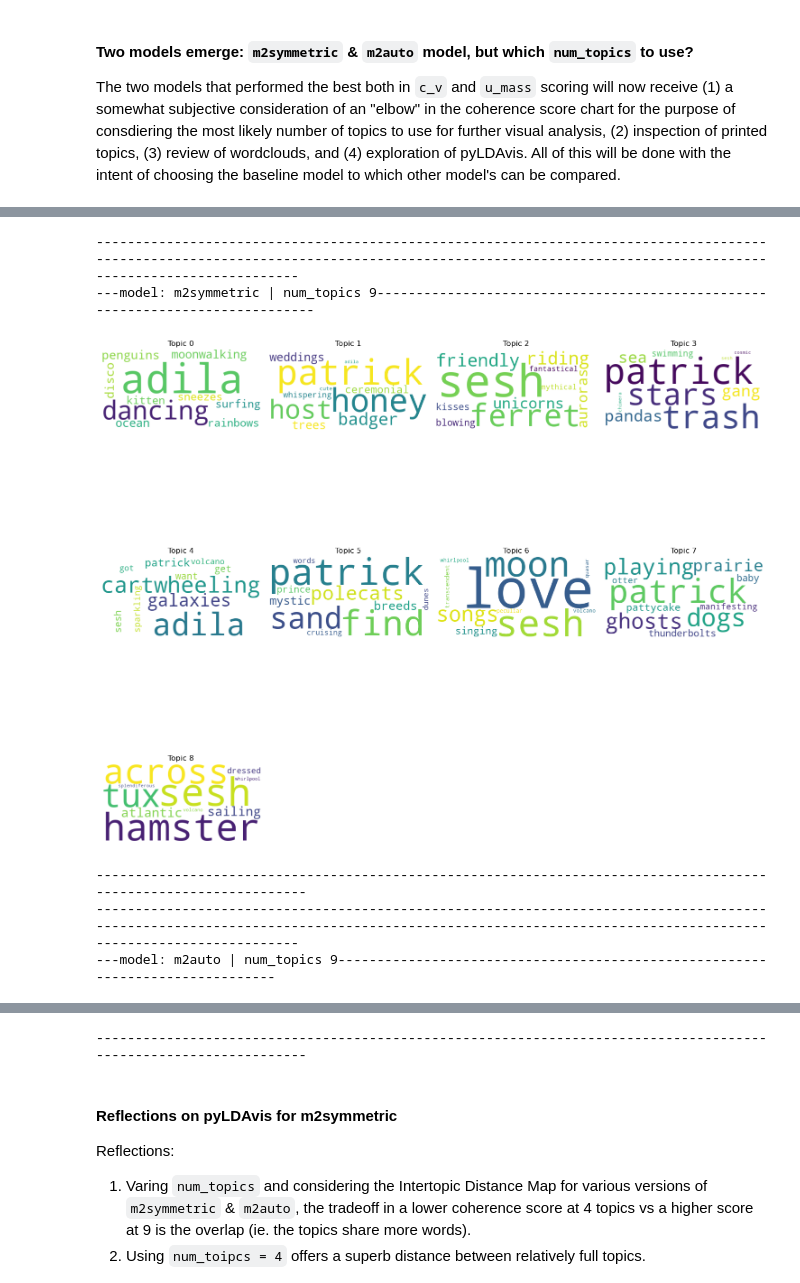
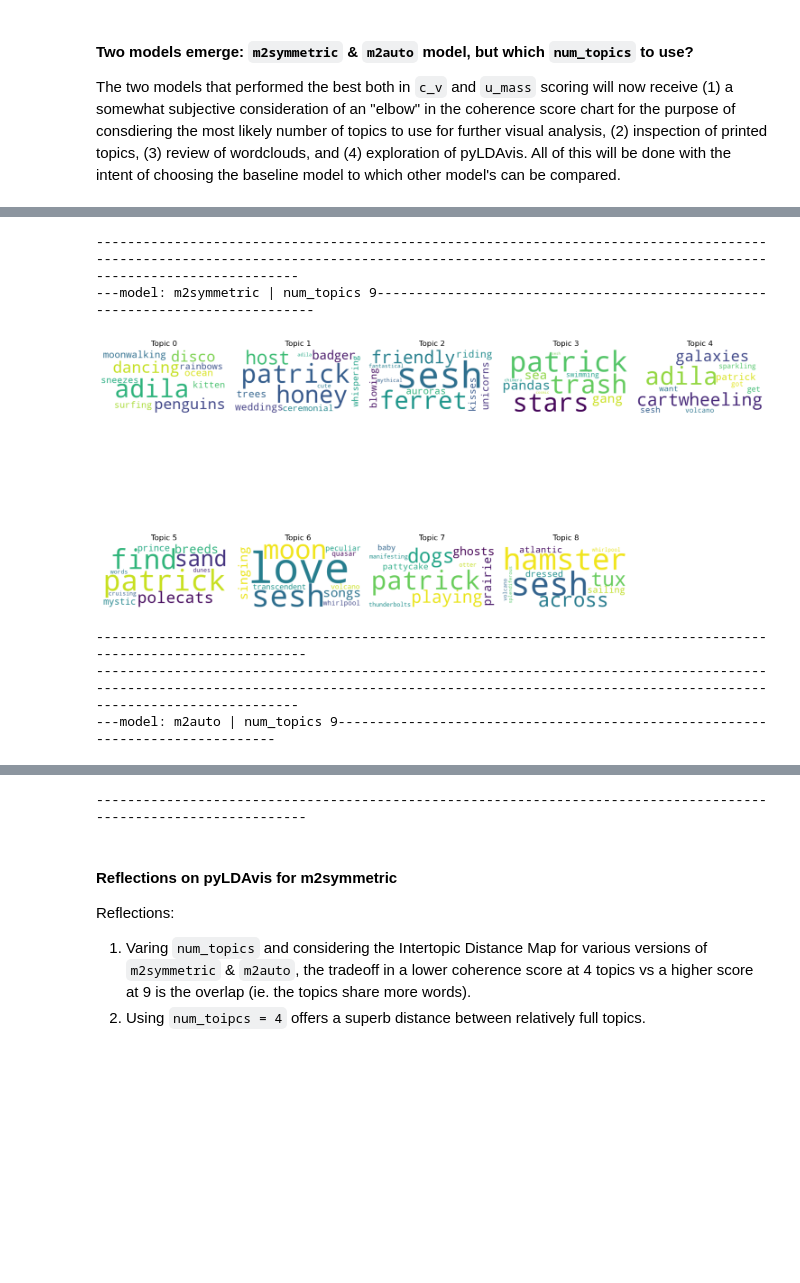
Before and after one commit to blehman/code_samples, a Jupyter notebook: tweet_topic_modeling/tom_robbins_whimsy.ipynb, the cells around one changed output, grey strips where cells are left out. Cells and saved outputs as stored; diff of their text form; code cells hidden in the pictures; blank space fills up the shorter version.

```diff
--- a/tweet_topic_modeling/tom_robbins_whimsy.ipynb
+++ b/tweet_topic_modeling/tom_robbins_whimsy.ipynb
@@ -643,17 +643,17 @@ The `num_topics = 9` selection for both models creates wordclouds that do not st
 # %%
 from models.viz.utils import generate_word_clouds
 for num_topics in [9]:
     for model_name in ["m2symmetric", "m2auto"]:
         print(f"------------------------------------------------------------------------------------------------------------------------------------------------------------------------------------------------------")
         print(f"---model: {model_name} | num_topics {num_topics}------------------------------------------------------------------------------")
         logic = ((df_coherence["model_name"]==model_name) & (df_coherence['num_topics']==num_topics))
         tmp_model = df_coherence[logic]['model'].values[0]
-        generate_word_clouds(tmp_model, clouds_per_row=4)
+        generate_word_clouds(tmp_model, clouds_per_row=5)
         print(f"-----------------------------------------------------------------------------------------------------------------")
 # %% [output]
 ------------------------------------------------------------------------------------------------------------------------------------------------------------------------------------------------------
 ---model: m2symmetric | num_topics 9------------------------------------------------------------------------------
-[figure, old version]
+[figure, new version]
 -----------------------------------------------------------------------------------------------------------------
 ------------------------------------------------------------------------------------------------------------------------------------------------------------------------------------------------------
 ---model: m2auto | num_topics 9------------------------------------------------------------------------------
```
Also changed, not shown: parts of 4 cells of this notebook, 1 other file.
